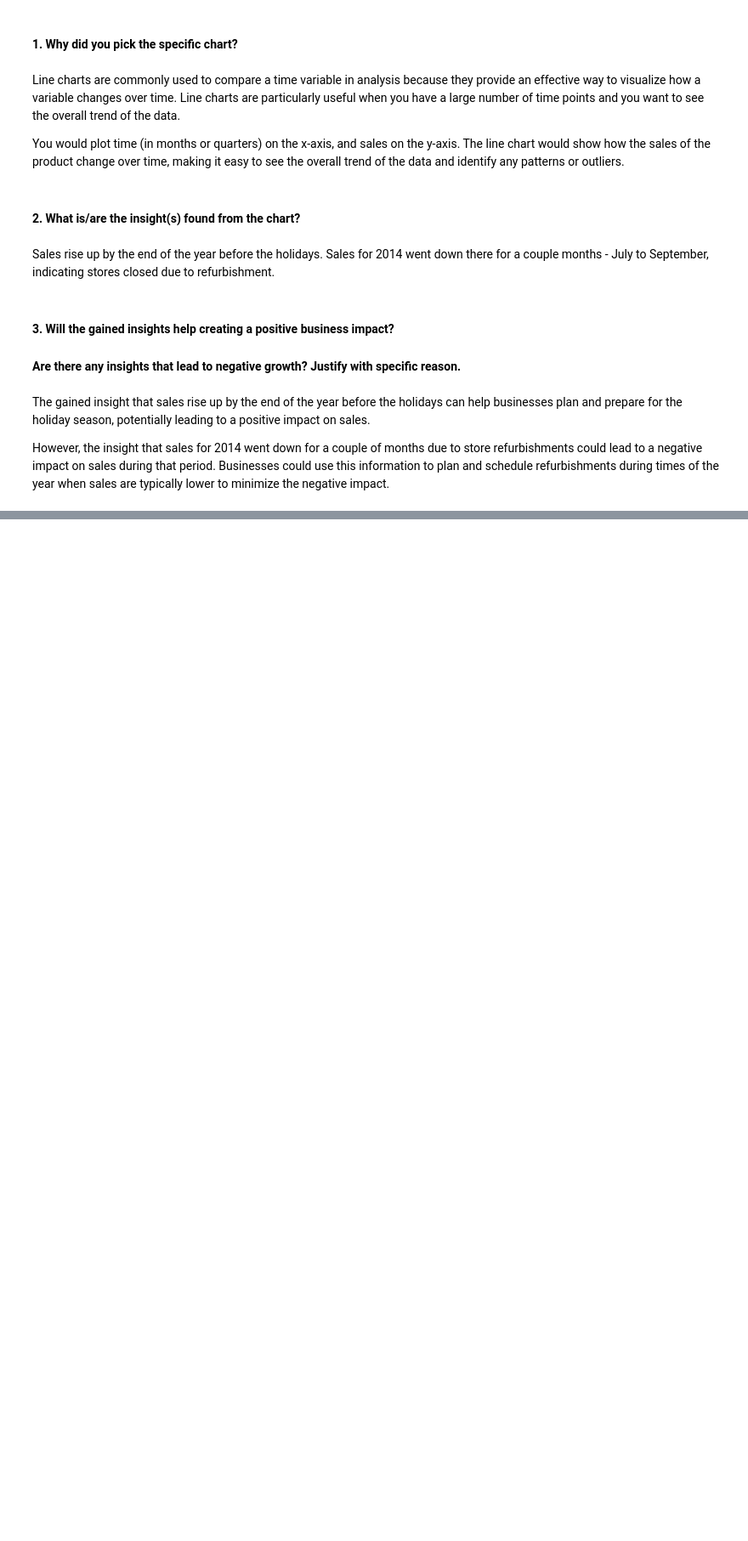
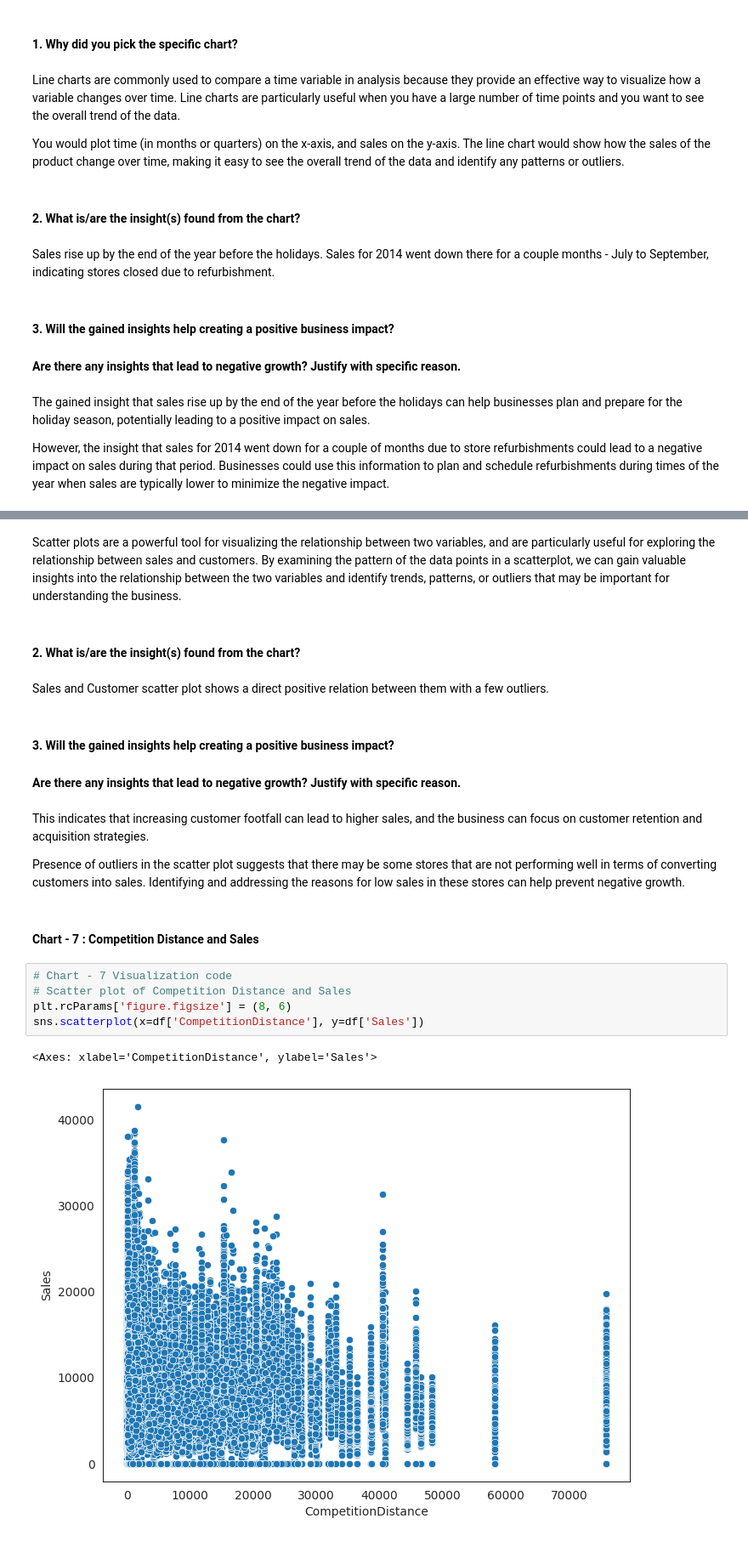
Before and after one commit to shrikantkute/Retail_Sales_Prediction, a Jupyter notebook: Retail_Sales_Prediction_Shrikant_Kute.ipynb, the cells around one changed output, grey strips where cells are left out. Shown at 85% size. Saved outputs shown, nothing was run; the diff lists cells and outputs as text; blank space fills up the shorter version.

```diff
--- a/Retail_Sales_Prediction_Shrikant_Kute.ipynb
+++ b/Retail_Sales_Prediction_Shrikant_Kute.ipynb
@@ -628,0 +641,23 @@ The gained insight that sales rise up by the end of the year before the holidays
+# %% [markdown]
+ Scatter plots are a powerful tool for visualizing the relationship between two variables, and are particularly useful for exploring the relationship between sales and customers. By examining the pattern of the data points in a scatterplot, we  can gain valuable insights into the relationship between the two variables and identify trends, patterns, or outliers that may be important for understanding the business.
+# %% [markdown]
+#### 2. What is/are the insight(s) found from the chart?
+# %% [markdown]
+Sales and Customer scatter plot shows a direct positive relation between them with a few outliers.
+# %% [markdown]
+#### 3. Will the gained insights help creating a positive business impact?
+#### Are there any insights that lead to negative growth? Justify with specific reason.
+# %% [markdown]
+ This indicates that increasing customer footfall can lead to higher sales, and the business can focus on customer retention and acquisition strategies.
+
+Presence of outliers in the scatter plot suggests that there may be some stores that are not performing well in terms of converting customers into sales. Identifying and addressing the reasons for low sales in these stores can help prevent negative growth.
+# %% [markdown]
+#### Chart - 7 : Competition Distance and Sales
+# %%
+# Chart - 7 Visualization code
+# Scatter plot of Competition Distance and Sales
+plt.rcParams['figure.figsize'] = (8, 6)
+sns.scatterplot(x=df['CompetitionDistance'], y=df['Sales'])
+# %% [output]
+<Axes: xlabel='CompetitionDistance', ylabel='Sales'>
+[figure, added]
```
Also changed, not shown: parts of 49 cells of this notebook.
